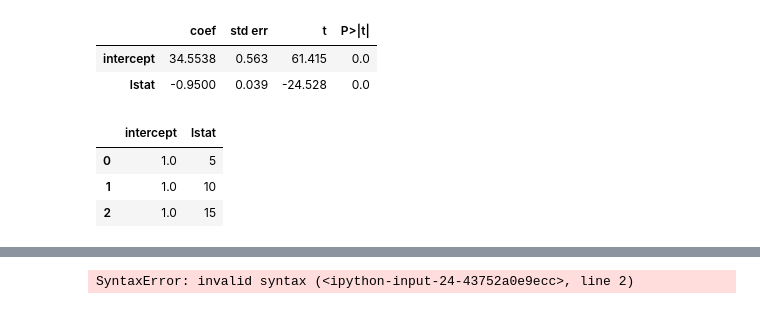
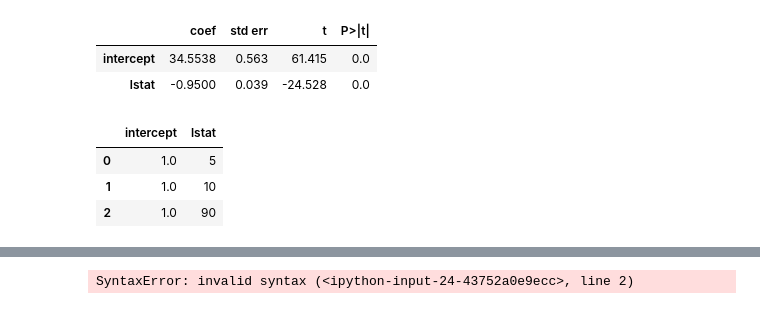
Before and after one commit to aminehd/ISLP_labs_amineh, a Jupyter notebook: Ch03-linreg-lab.ipynb, the cells around one changed output, grey strips where cells are left out. Drawn from its saved outputs; the diff is of its cells as text; code cells hidden in the pictures.

```diff
--- a/Ch03-linreg-lab.ipynb
+++ b/Ch03-linreg-lab.ipynb
@@ -192,13 +170,12 @@ summarize(results)
 | intercept | 34.5538 | 0.563 | 61.415 | 0.0 |
 | lstat | -0.9500 | 0.039 | -24.528 | 0.0 |
 # %%
-## HERE!!! next time review
 ## use result object to get predictions
-input = pd.DataFrame({'lstat':[5, 10, 15]})
-newX = design.transform(input)
+input = pd.DataFrame({'lstat': [5, 10, 90]})
+newX = design.fit_transform(input)
 newX
 # %% [output]
 |  | intercept | lstat |
 | 0 | 1.0 | 5 |
 | 1 | 1.0 | 10 |
-| 2 | 1.0 | 15 |
+| 2 | 1.0 | 90 |
```
Also changed, not shown: parts of 6 cells of this notebook.
